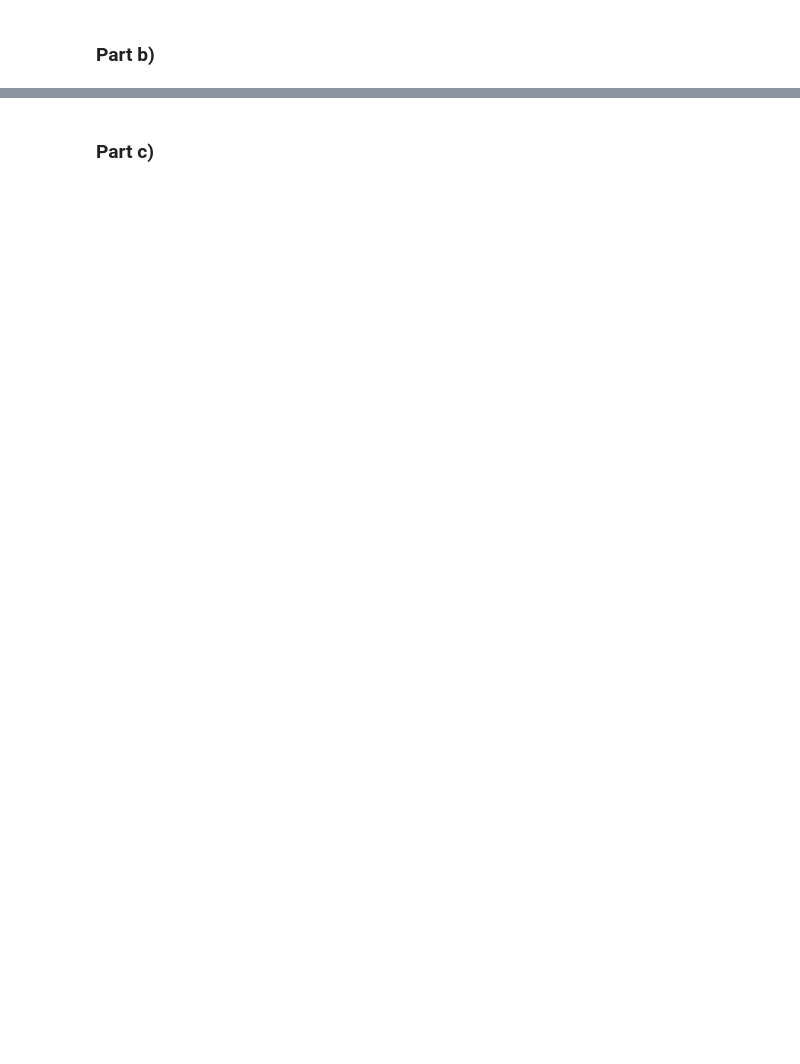
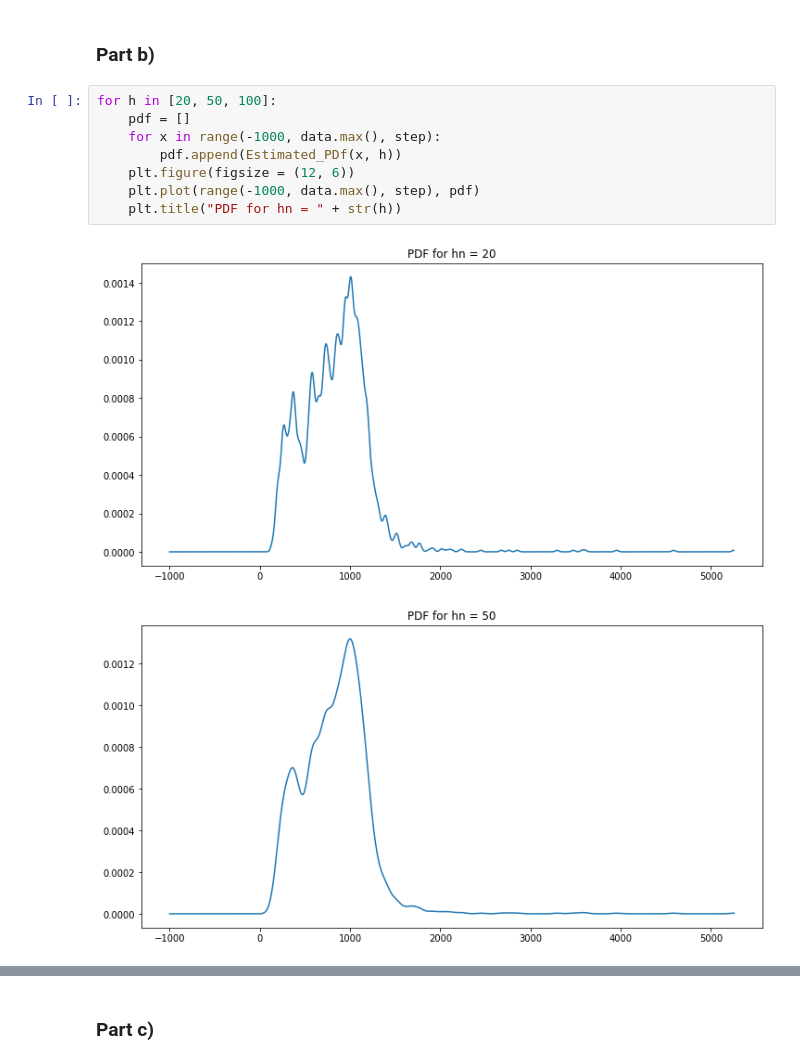
Before and after one commit to Arashlf/UT_ML_Course, a Jupyter notebook: Homework3/Q4_8.ipynb, the cells around one changed output, grey strips where cells are left out. Saved outputs shown, nothing was run; the diff lists cells and outputs as text; blank space fills up the shorter version.

```diff
--- a/Homework3/Q4_8.ipynb
+++ b/Homework3/Q4_8.ipynb
@@ -91,2 +133,13 @@ Knn algorithm is a good algorithm if the number of data is enough to have the ap
 # %% [markdown]
 ### Part b)
+# %%
+for h in [20, 50, 100]:
+    pdf = []
+    for x in range(-1000, data.max(), step):
+        pdf.append(Estimated_PDf(x, h))
+    plt.figure(figsize = (12, 6))
+    plt.plot(range(-1000, data.max(), step), pdf)
+    plt.title("PDF for hn = " + str(h))
+# %% [output]
+[figure, added]
+[figure, added]
```
Also changed, not shown: parts of 11 cells of this notebook.
